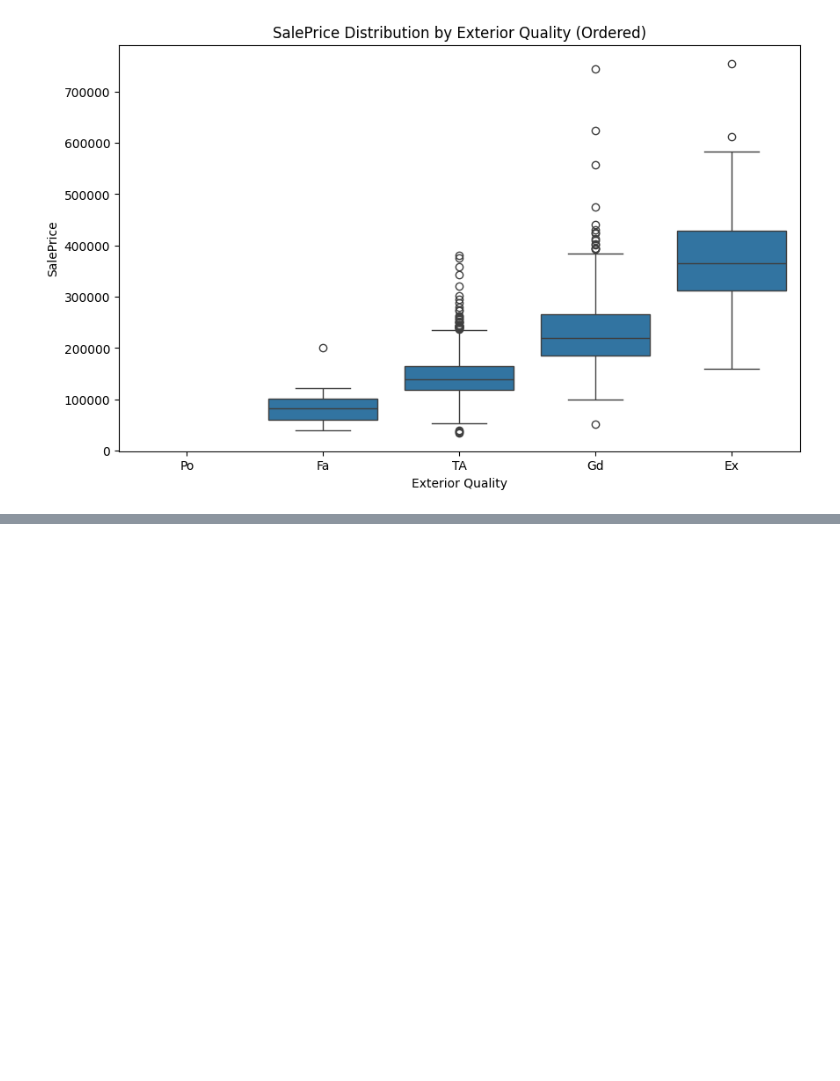
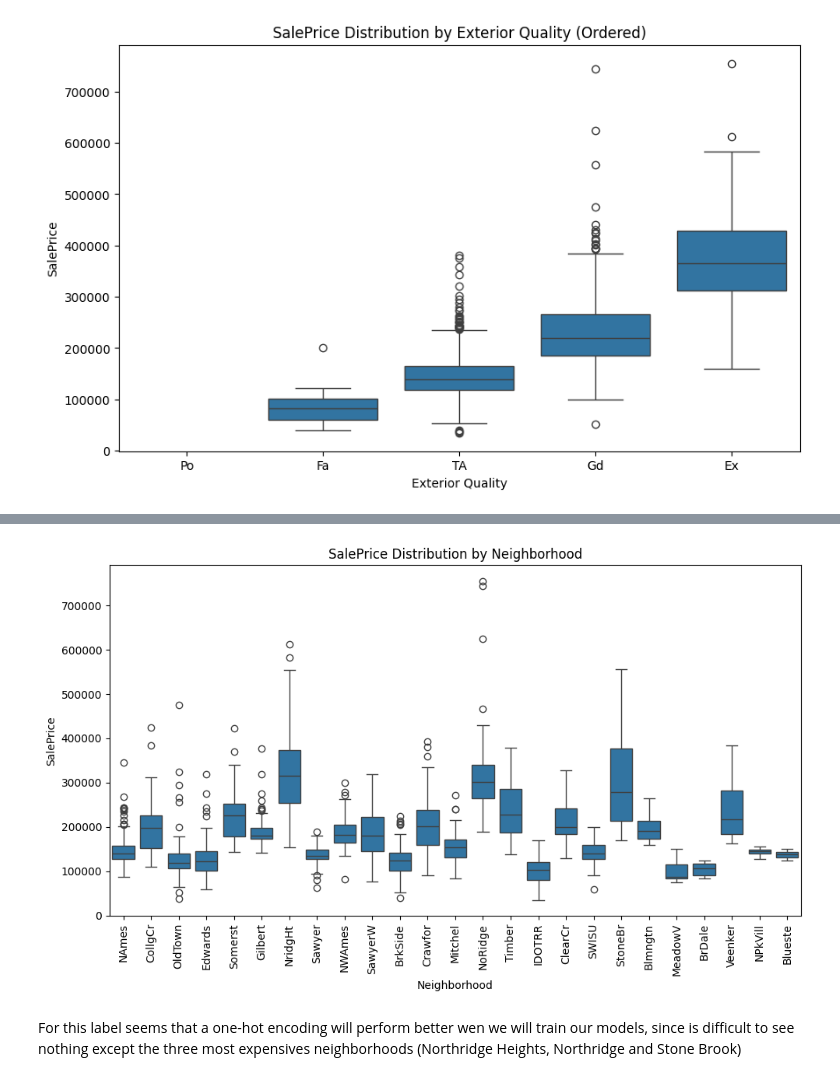
Before and after one commit to rbpernas/Learning_Projects, a Jupyter notebook: House_prices_2.ipynb, the cells around one changed output, grey strips where cells are left out. Cells and saved outputs as stored; diff of their text form; code cells hidden in the pictures; blank space fills up the shorter version.

```diff
--- a/House_prices_2.ipynb
+++ b/House_prices_2.ipynb
@@ -233,0 +276,14 @@ plt.show()
+# %%
+plt.figure(figsize=(10, 6))
+neighborhood_order = df_obj['Neighborhood'].value_counts().index
+sns.boxplot(x='Neighborhood', y='SalePrice', data=df_obj, order=neighborhood_order)
+plt.title('SalePrice Distribution by Neighborhood')
+plt.xlabel('Neighborhood')
+plt.ylabel('SalePrice')
+plt.xticks(rotation=90)
+plt.tight_layout()
+plt.show()
+# %% [output]
+[figure, added]
+# %% [markdown]
+For this label seems that a one-hot encoding will perform better wen we will train our models, since is difficult to see nothing except the three most expensives neighborhoods (Northridge Heights, Northridge and Stone Brook)
```
Also changed, not shown: parts of 12 cells of this notebook.
